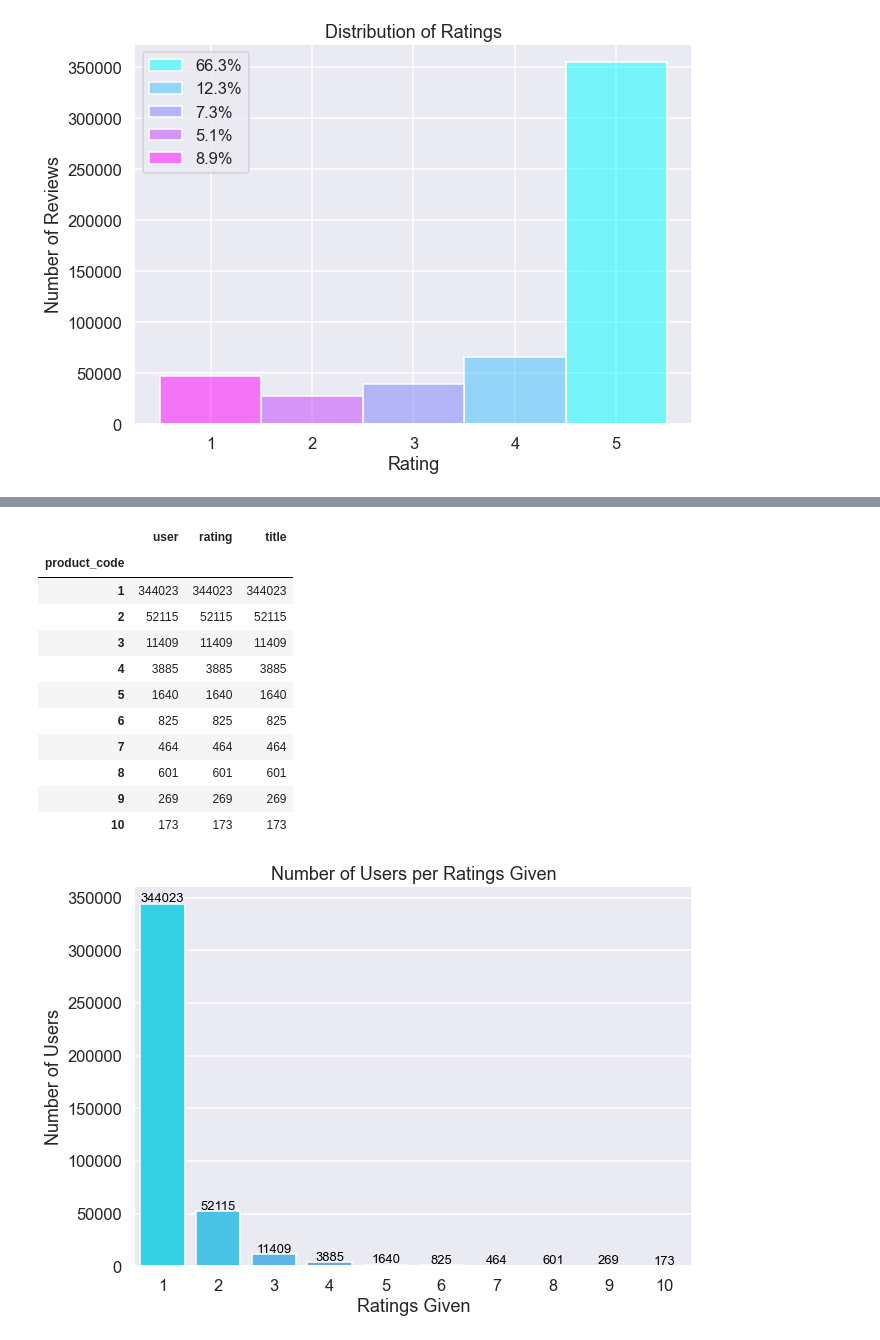
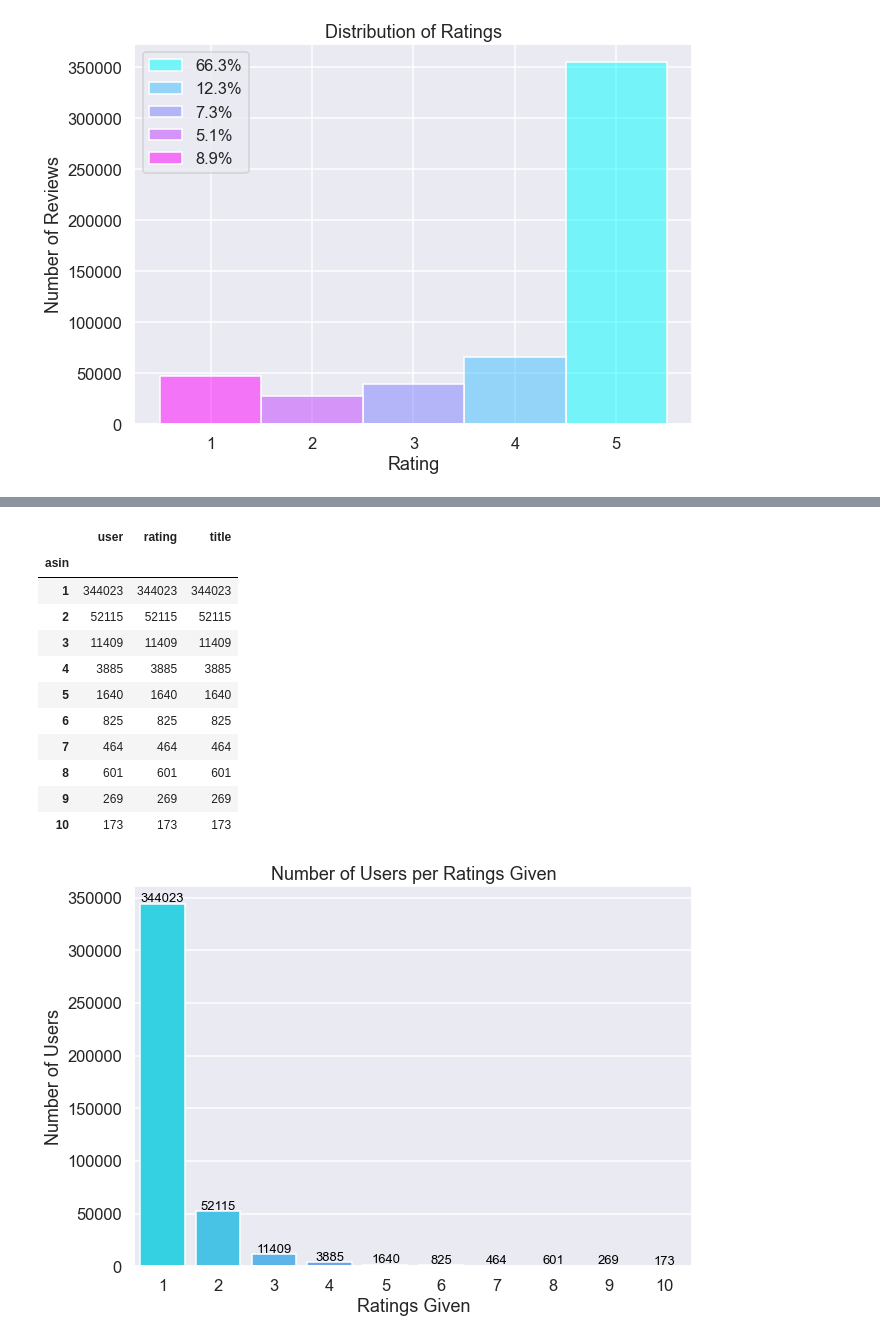
Before and after one commit to ds-leehanjin/amazon-recommender-system, a Jupyter notebook: notebook.ipynb, the cells around one changed output, grey strips where cells are left out. Cells and saved outputs as stored; diff of their text form; code cells hidden in the pictures.

```diff
--- a/notebook.ipynb
+++ b/notebook.ipynb
@@ -274,10 +272,10 @@ freq_df.describe()
 # %%
 # Create table with number of users vs number of ratings per user
-plot_df = freq_df.groupby('product_code').agg('count')[:10]
+plot_df = freq_df.groupby('asin').agg('count')[:10]
 plot_df
 # %% [output]
 |  | user | rating | title |
-| product_code |  |  |  |
+| asin |  |  |  |
 | 1 | 344023 | 344023 | 344023 |
 | 2 | 52115 | 52115 | 52115 |
 | 3 | 11409 | 11409 | 11409 |
```
Also changed, not shown: parts of 55 cells of this notebook, 1 other file.
